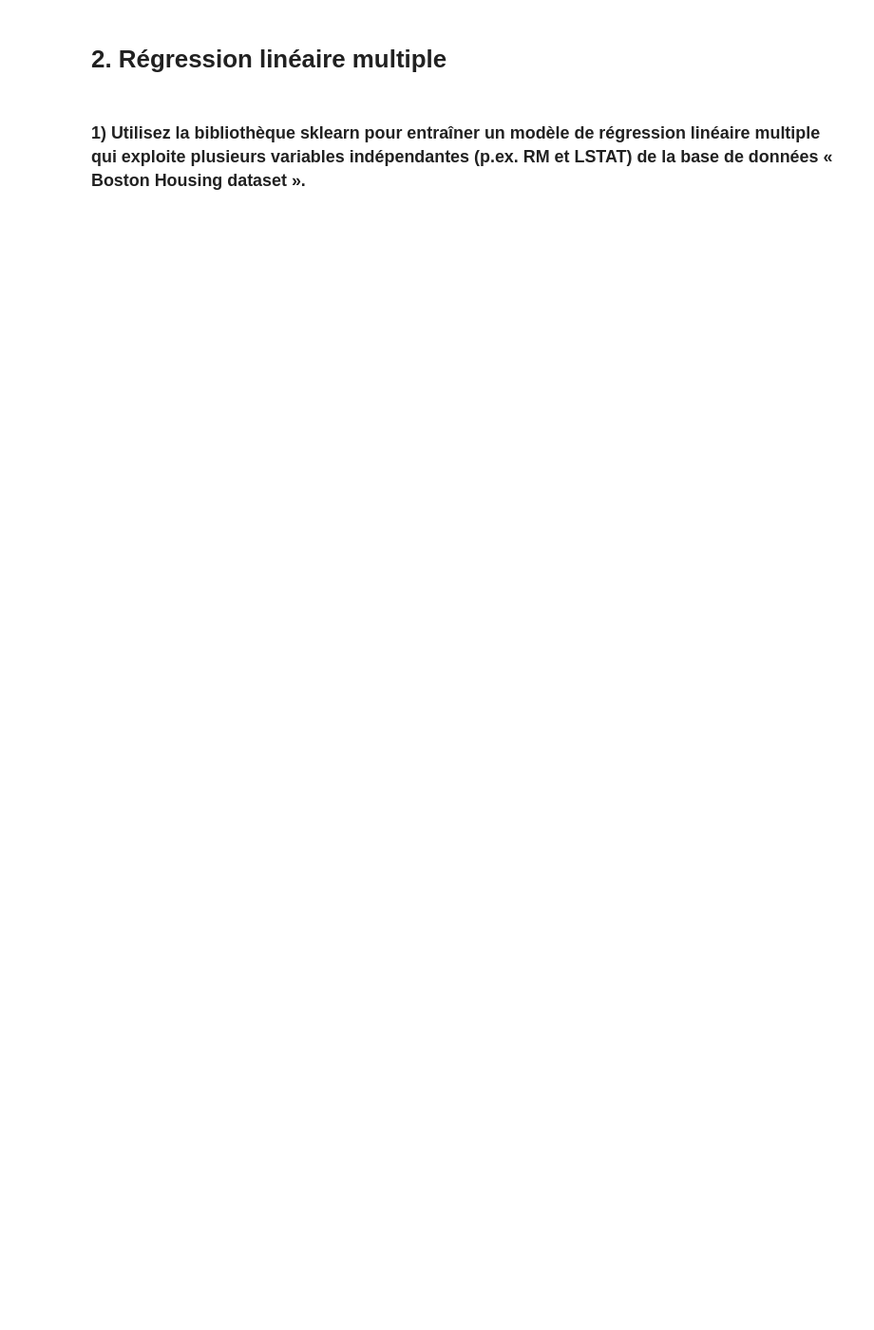
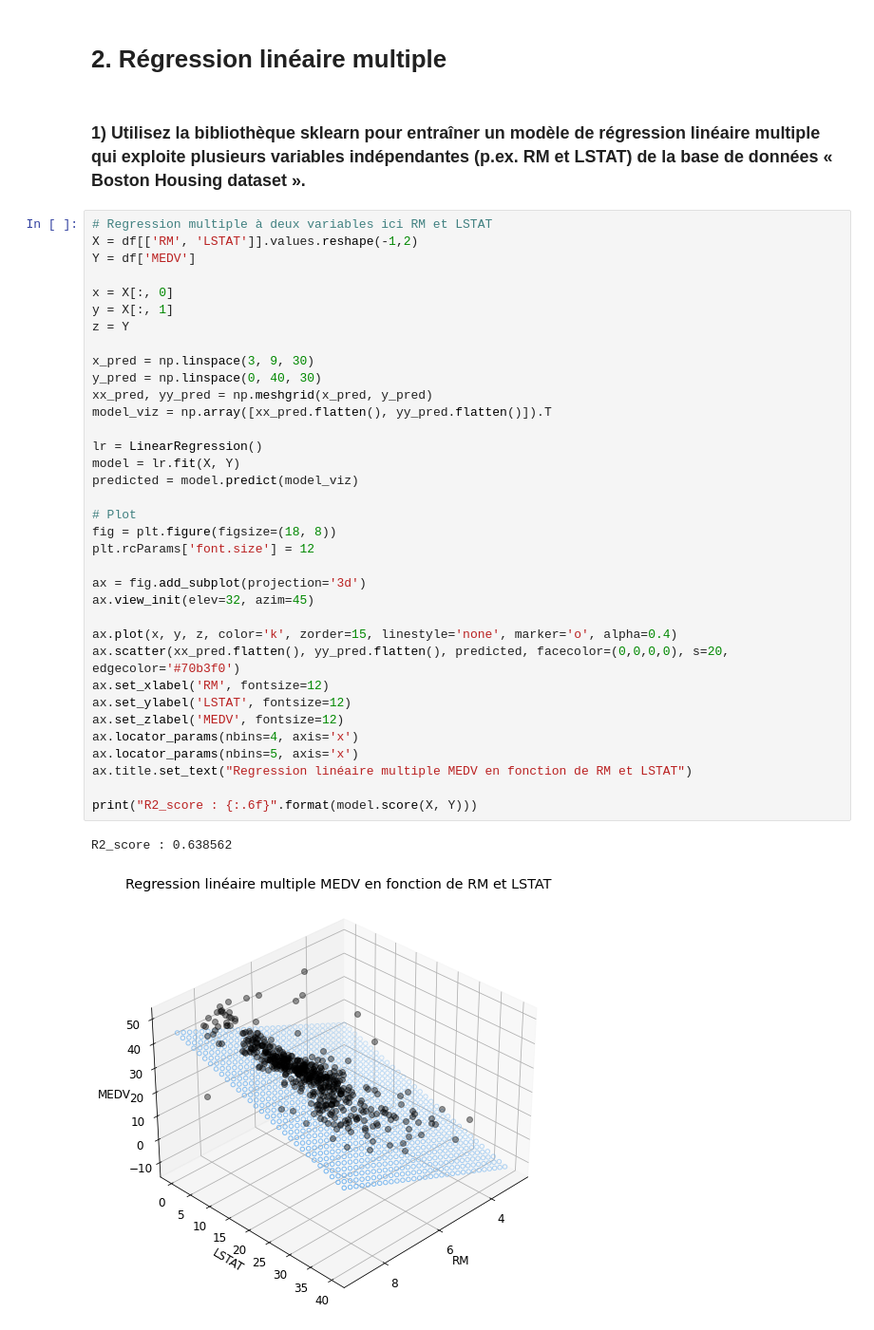
Before and after one commit to Bastien18/Lab_ISD, a Jupyter notebook: ISD-Lab/TP_5.ipynb, the cells around one changed output. Shown at 95% size. Saved outputs shown, nothing was run; the diff lists cells and outputs as text; blank space fills up the shorter version.

```diff
--- a/ISD-Lab/TP_5.ipynb
+++ b/ISD-Lab/TP_5.ipynb
@@ -458,3 +459,41 @@ On observe que les meilleurs modèles ont des courbes très proches de celles ob
 # 2. Régression linéaire multiple
 # %% [markdown]
 ### 1) Utilisez la bibliothèque sklearn pour entraîner un modèle de régression linéaire multiple qui exploite plusieurs variables indépendantes (p.ex. RM et LSTAT) de la base de données « Boston Housing dataset ».
+# %%
+# Regression multiple à deux variables ici RM et LSTAT
+X = df[['RM', 'LSTAT']].values.reshape(-1,2)
+Y = df['MEDV']
+
+x = X[:, 0]
+y = X[:, 1]
+z = Y
+
+x_pred = np.linspace(3, 9, 30)
+y_pred = np.linspace(0, 40, 30)
+xx_pred, yy_pred = np.meshgrid(x_pred, y_pred)
+model_viz = np.array([xx_pred.flatten(), yy_pred.flatten()]).T
+
+lr = LinearRegression()
+model = lr.fit(X, Y)
+predicted = model.predict(model_viz)
+
+# Plot
+fig = plt.figure(figsize=(18, 8))
+plt.rcParams['font.size'] = 12
+
+ax = fig.add_subplot(projection='3d')
+ax.view_init(elev=32, azim=45)
+
+ax.plot(x, y, z, color='k', zorder=15, linestyle='none', marker='o', alpha=0.4)
+ax.scatter(xx_pred.flatten(), yy_pred.flatten(), predicted, facecolor=(0,0,0,0), s=20, edgecolor='#70b3f0')
+ax.set_xlabel('RM', fontsize=12)
+ax.set_ylabel('LSTAT', fontsize=12)
+ax.set_zlabel('MEDV', fontsize=12)
+ax.locator_params(nbins=4, axis='x')
+ax.locator_params(nbins=5, axis='x')
+ax.title.set_text("Regression linéaire multiple MEDV en fonction de RM et LSTAT")
+
+print("R2_score : {:.6f}".format(model.score(X, Y)))
+# %% [output]
+R2_score : 0.638562
+[figure, added]
```
Also changed, not shown: parts of 13 cells of this notebook.
